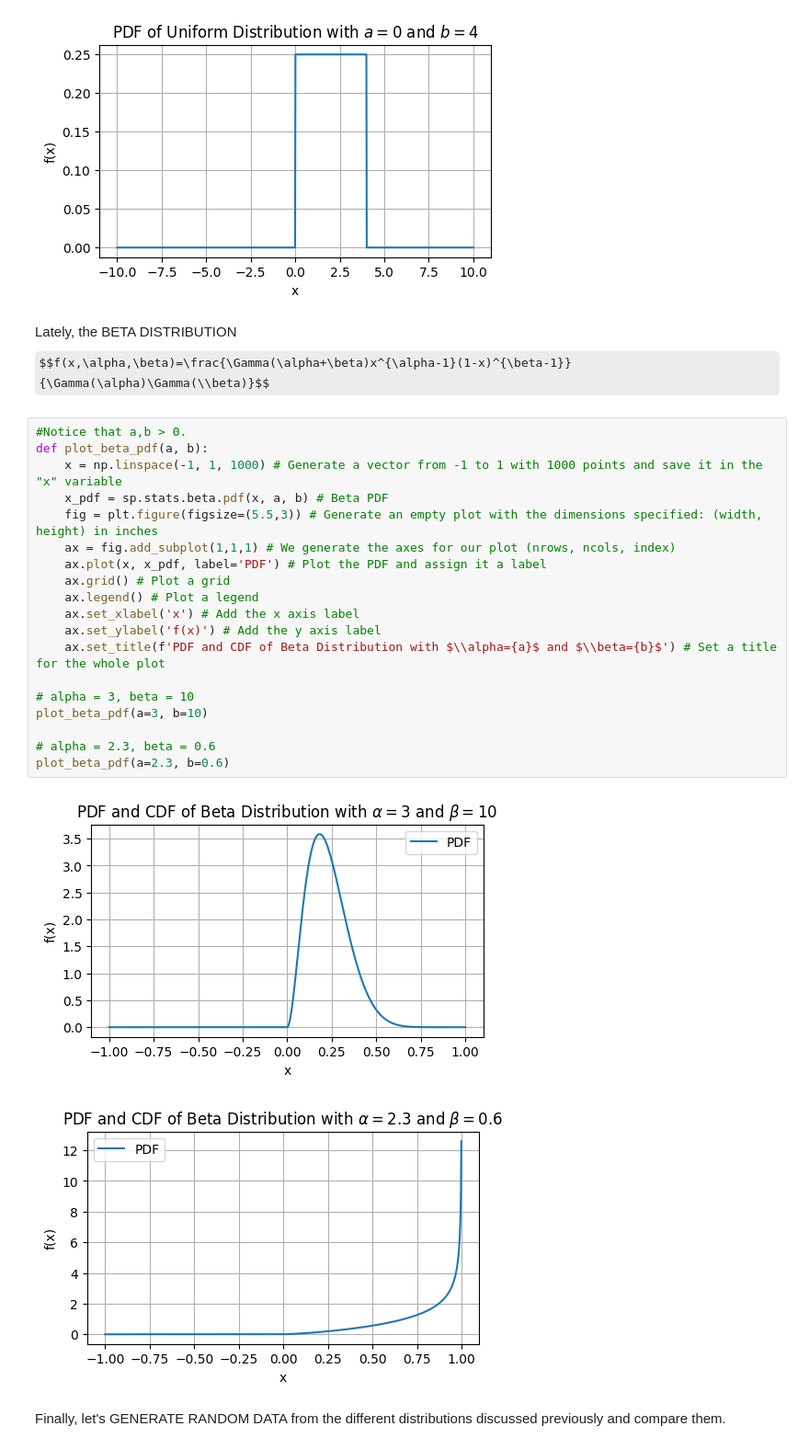
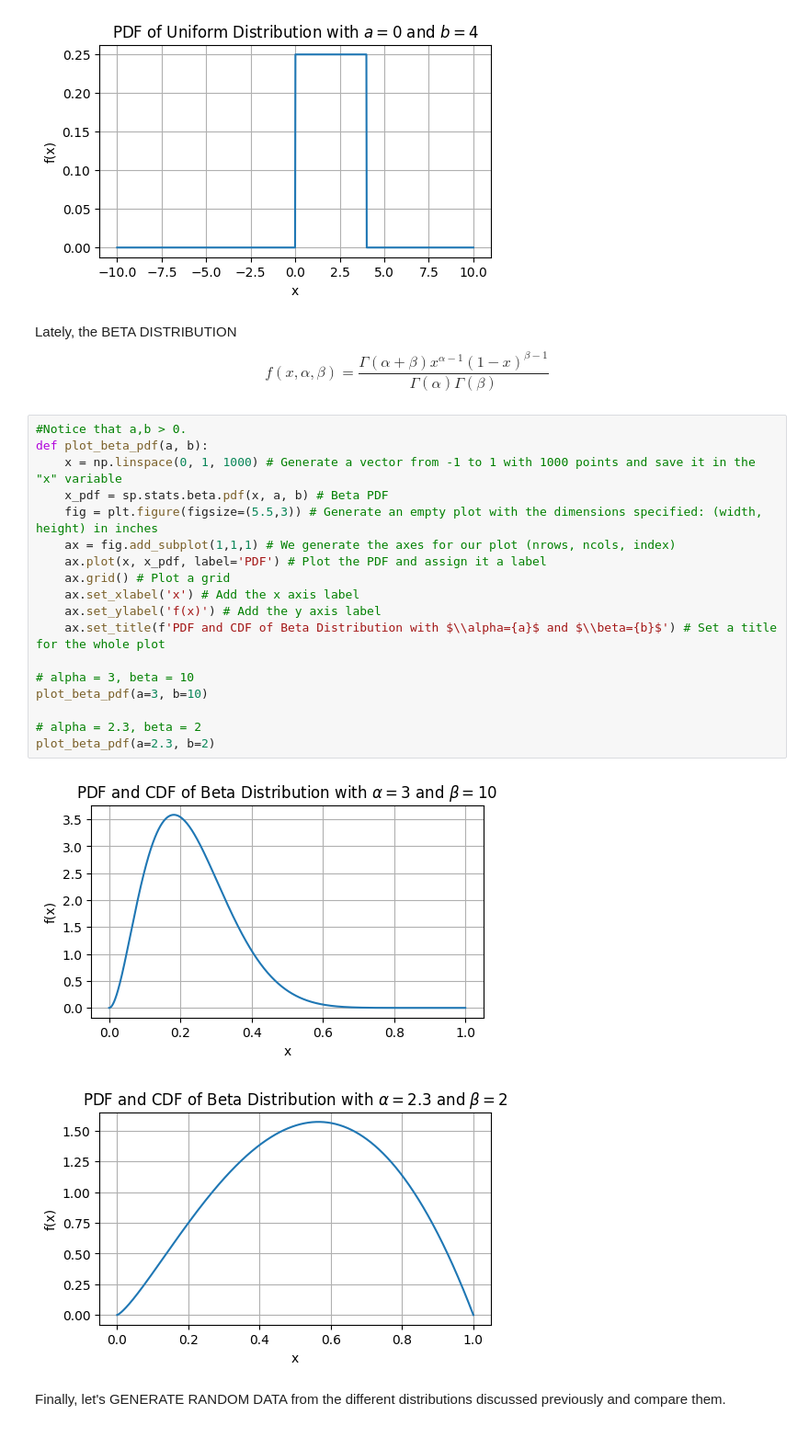
Before and after one commit to jorgite/Quantum-Machine-Learning-UIMP, a Jupyter notebook: exercise_UD1/UD1_problem_solution.ipynb, the cells around one changed output. Shown: that part at 92% size. Cells and saved outputs as stored; diff of their text form; some formulas as TeX source.

```diff
--- a/exercise_UD1/UD1_problem_solution.ipynb
+++ b/exercise_UD1/UD1_problem_solution.ipynb
@@ -85,29 +85,28 @@ plot_uniform_pdf(a=0, b=4)
 [figure]
 # %% [markdown]
 Lately, the BETA DISTRIBUTION
-$$f(x,\alpha,\beta)=\frac{\Gamma(\alpha+\beta)x^{\alpha-1}(1-x)^{\beta-1}}{\Gamma(\alpha)\Gamma(\\beta)}$$
+$$f(x,\alpha,\beta)=\frac{\Gamma(\alpha+\beta)x^{\alpha-1}(1-x)^{\beta-1}}{\Gamma(\alpha)\Gamma(\beta)}$$
 # %%
 #Notice that a,b > 0.
 def plot_beta_pdf(a, b):
-    x = np.linspace(-1, 1, 1000) # Generate a vector from -1 to 1 with 1000 points and save it in the "x" variable
+    x = np.linspace(0, 1, 1000) # Generate a vector from -1 to 1 with 1000 points and save it in the "x" variable
     x_pdf = sp.stats.beta.pdf(x, a, b) # Beta PDF
     fig = plt.figure(figsize=(5.5,3)) # Generate an empty plot with the dimensions specified: (width, height) in inches
     ax = fig.add_subplot(1,1,1) # We generate the axes for our plot (nrows, ncols, index)
     ax.plot(x, x_pdf, label='PDF') # Plot the PDF and assign it a label
     ax.grid() # Plot a grid
-    ax.legend() # Plot a legend
     ax.set_xlabel('x') # Add the x axis label
     ax.set_ylabel('f(x)') # Add the y axis label
     ax.set_title(f'PDF and CDF of Beta Distribution with $\\alpha={a}$ and $\\beta={b}$') # Set a title for the whole plot
 
 # alpha = 3, beta = 10
 plot_beta_pdf(a=3, b=10)
 
-# alpha = 2.3, beta = 0.6
-plot_beta_pdf(a=2.3, b=0.6)
+# alpha = 2.3, beta = 2
+plot_beta_pdf(a=2.3, b=2)
 # %% [output]
-[figure, old version]
+[figure, new version]
-[figure, old version]
+[figure, new version]
 # %% [markdown]
 Finally, let's GENERATE RANDOM DATA from the different distributions discussed previously and compare them.
 # %%
```
Also changed, not shown: parts of 15 cells of this notebook, 1 other file.
